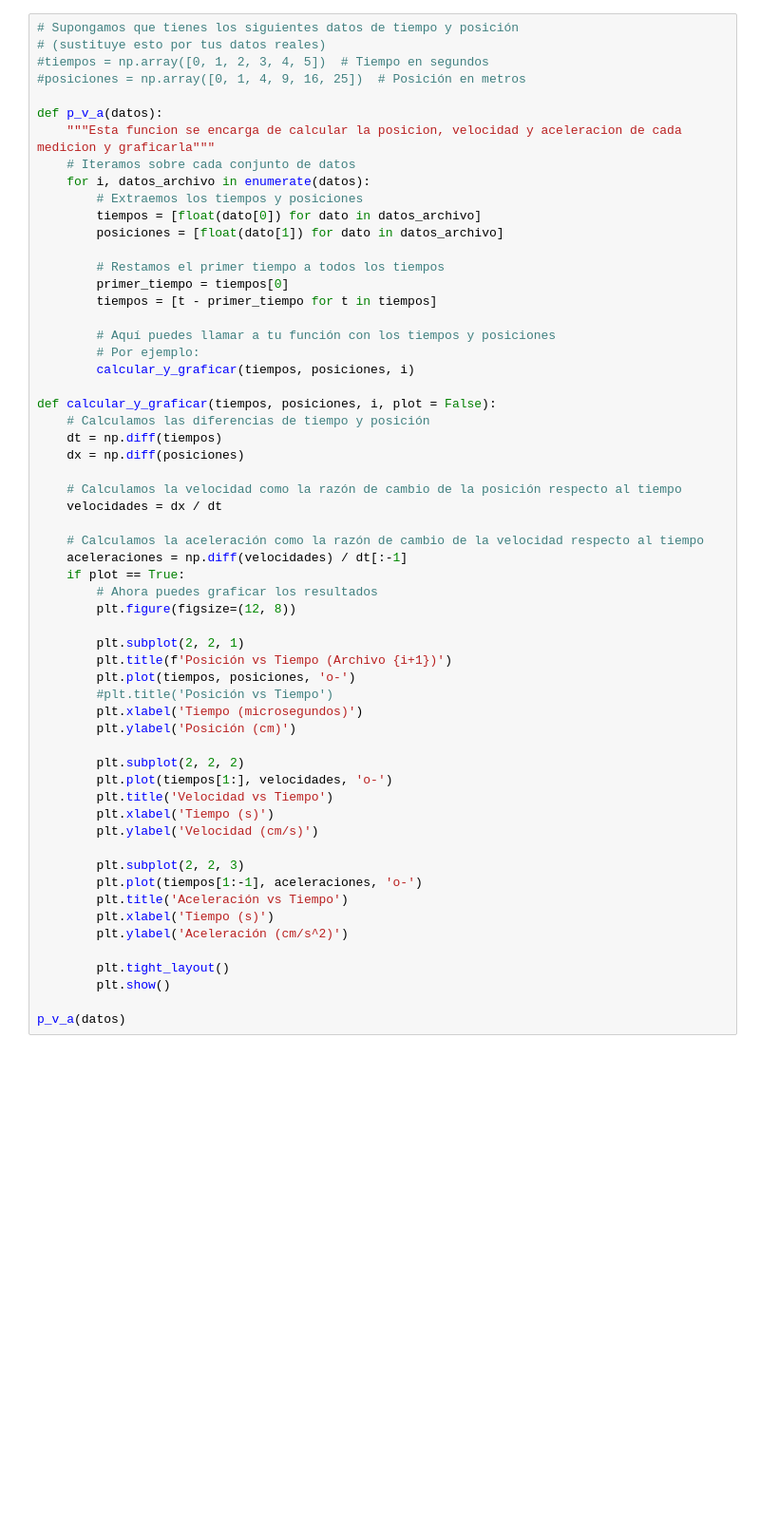
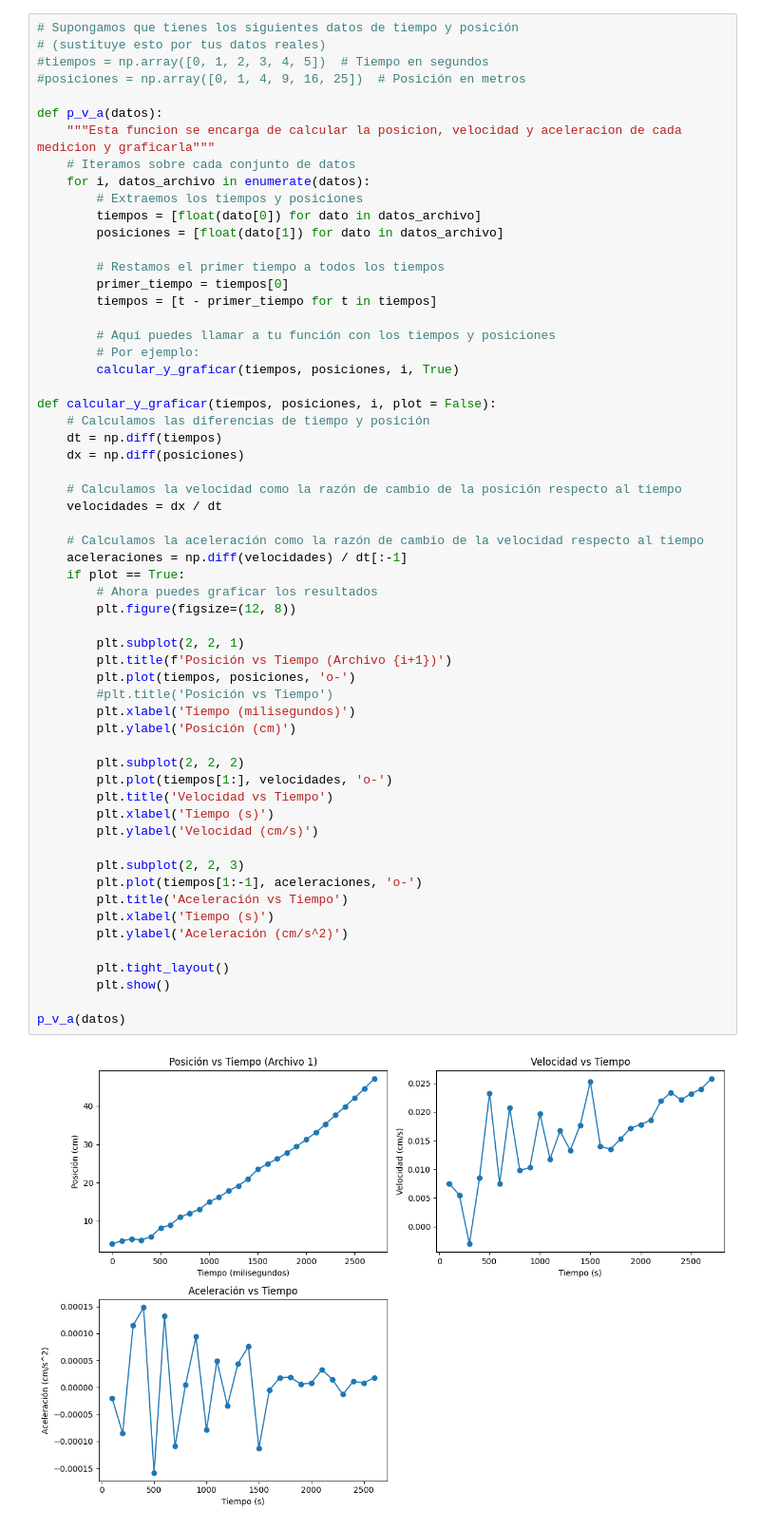
Before and after one commit to BryanDrexler/Fisica_TP3, a Jupyter notebook: tp3.ipynb, the cells around one changed output. Shown at 95% size. Cells and saved outputs as stored; diff of their text form; blank space fills up the shorter version.

```diff
--- a/tp3.ipynb
+++ b/tp3.ipynb
@@ -54,7 +54,7 @@ def p_v_a(datos):
 
         # Aquí puedes llamar a tu función con los tiempos y posiciones
         # Por ejemplo:
-        calcular_y_graficar(tiempos, posiciones, i)
+        calcular_y_graficar(tiempos, posiciones, i, True)
 
 def calcular_y_graficar(tiempos, posiciones, i, plot = False):
     # Calculamos las diferencias de tiempo y posición
@@ -65,31 +65,33 @@ def calcular_y_graficar(tiempos, posiciones, i, plot = False):
     velocidades = dx / dt
 
     # Calculamos la aceleración como la razón de cambio de la velocidad respecto al tiempo
     aceleraciones = np.diff(velocidades) / dt[:-1]
     if plot == True:
         # Ahora puedes graficar los resultados
         plt.figure(figsize=(12, 8))
 
         plt.subplot(2, 2, 1)
         plt.title(f'Posición vs Tiempo (Archivo {i+1})')
         plt.plot(tiempos, posiciones, 'o-')
         #plt.title('Posición vs Tiempo')
-        plt.xlabel('Tiempo (microsegundos)')
+        plt.xlabel('Tiempo (milisegundos)')
         plt.ylabel('Posición (cm)')
 
         plt.subplot(2, 2, 2)
         plt.plot(tiempos[1:], velocidades, 'o-')
         plt.title('Velocidad vs Tiempo')
         plt.xlabel('Tiempo (s)')
         plt.ylabel('Velocidad (cm/s)')
 
         plt.subplot(2, 2, 3)
         plt.plot(tiempos[1:-1], aceleraciones, 'o-')
         plt.title('Aceleración vs Tiempo')
         plt.xlabel('Tiempo (s)')
         plt.ylabel('Aceleración (cm/s^2)')
 
         plt.tight_layout()
         plt.show()
 
 p_v_a(datos)
+# %% [output]
+[figure, added]
```
Also changed, not shown: parts of 2 cells of this notebook.
